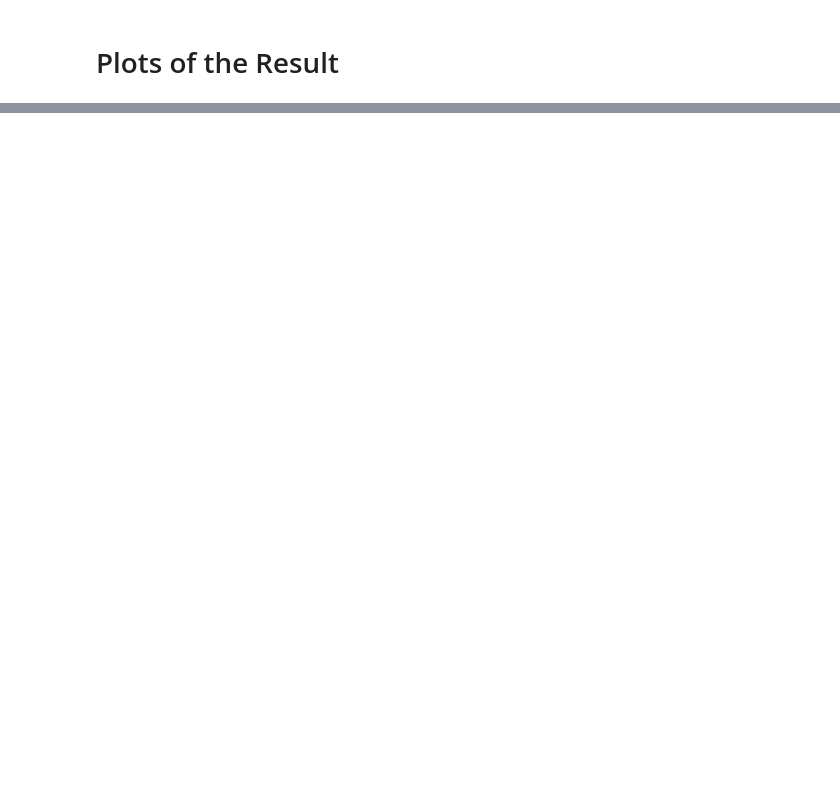
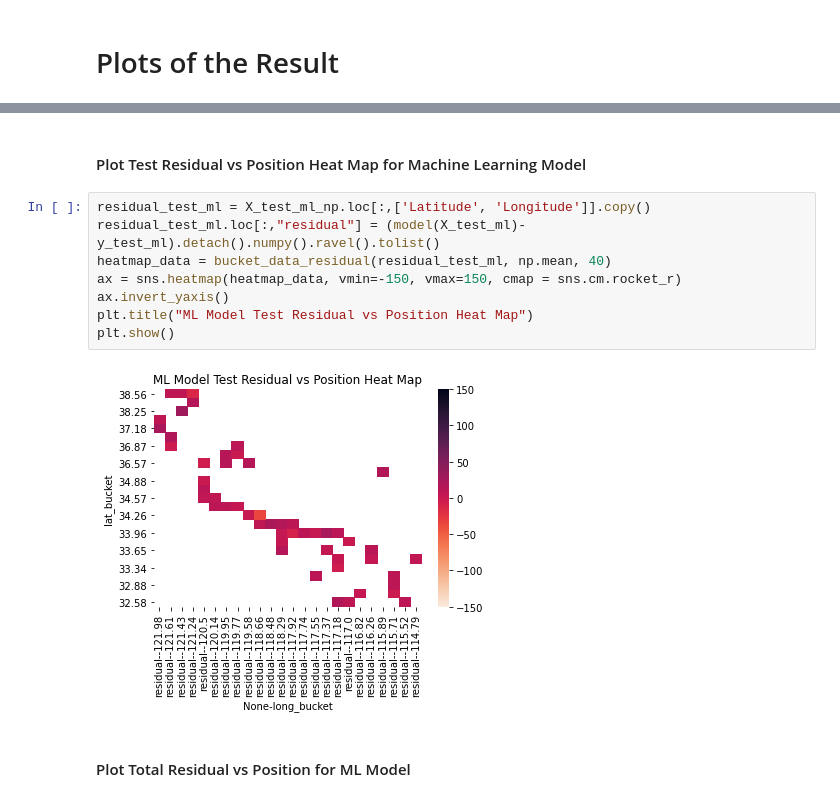
Before and after one commit to zimine/Data200-project, a Jupyter notebook: ML_Model.ipynb, the cells around one changed output, grey strips where cells are left out. Drawn from its saved outputs; the diff is of its cells as text; blank space fills up the shorter version.

```diff
--- a/ML_Model.ipynb
+++ b/ML_Model.ipynb
@@ -167,0 +211,14 @@ plt.show()
+# %% [markdown]
+#### Plot Test Residual vs Position Heat Map for Machine Learning Model
+# %%
+residual_test_ml = X_test_ml_np.loc[:,['Latitude', 'Longitude']].copy()
+residual_test_ml.loc[:,"residual"] = (model(X_test_ml)-y_test_ml).detach().numpy().ravel().tolist()
+heatmap_data = bucket_data_residual(residual_test_ml, np.mean, 40)
+ax = sns.heatmap(heatmap_data, vmin=-150, vmax=150, cmap = sns.cm.rocket_r)
+ax.invert_yaxis()
+plt.title("ML Model Test Residual vs Position Heat Map")
+plt.show()
+# %% [output]
+[figure, added]
+# %% [markdown]
+#### Plot Total Residual vs Position for ML Model
```
Also changed, not shown: parts of 24 cells of this notebook.
